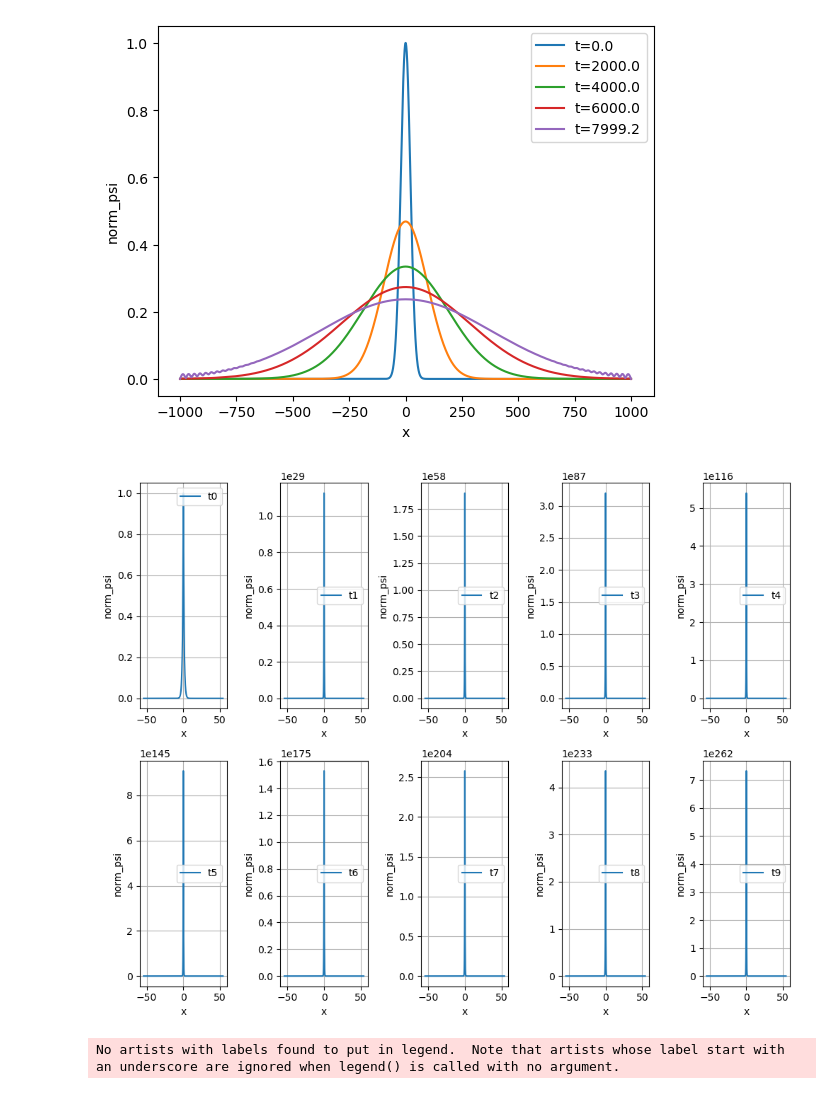
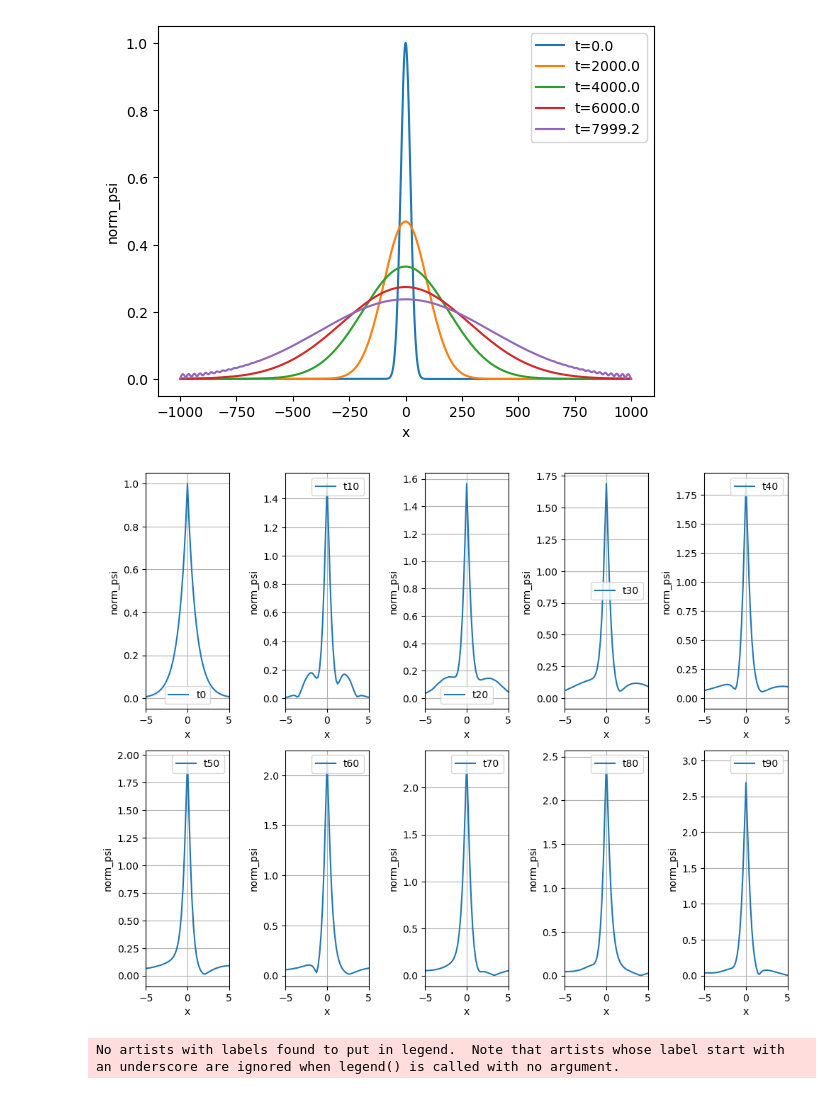
Before and after one commit to Volalex2000/HHG, a Jupyter notebook: New numerical resolution of TDSE.ipynb, the cells around one changed output. Saved outputs shown, nothing was run; the diff lists cells and outputs as text; code cells hidden in the pictures.

```diff
--- a/New numerical resolution of TDSE.ipynb
+++ b/New numerical resolution of TDSE.ipynb
@@ -166,7 +166,7 @@ plt.show()
 # %% [output]
 [figure]
 # %%
-## Test pour un champ laser simple et un potential simple
+## Test 1 : pour un champ laser simple et un potential simple
 
 #Def du champ laser simple
 param_single_pulse = pars_YanPengPhysRevA_78_033821()[0]
@@ -177,7 +177,7 @@ def Field_test(t):
 #Def du potentiel
 atom = Hydrogen()
 def Potentiel_test(x):
-    return atom.potential(x)
+    return atom.potential(x, 1e-1)
 
 # Those will not change
 l = ((1/(2*Field_single_pulse.w))**2)*0.5*Field_single_pulse.a
@@ -199,24 +199,28 @@ psi_init = atom.ground_state_wavefunction(X)
 
 crank.solve(psi_init, sparse=True)
 # %%
+## Test 1 : résultats
+
 # Créer une figure avec une disposition de 2 lignes et 2 colonnes
 fig, axs = plt.subplots(2, 5, figsize=(10, 8))
 
 # Parcourir chaque sous-graphe
+
 # Liste des temps et des indices correspondants pour 10 valeurs de temps
 times = np.arange(0, 99, 10)
-labels = ['t{}'.format(k) for k in range(10)]
+labels = ['t{}'.format(k*10) for k in range(10)]
 
 for ax, t, label in zip(axs.flat, times, labels):
     ax.plot(X, np.abs(crank.psi_matrix[t,:]), label=label)
     ax.set_xlabel('x')
     ax.set_ylabel('norm_psi')
+    ax.set_xlim(-5, 5)  # Set x-axis limits
     ax.grid()
     ax.legend()
 
 # Ajuster la disposition
 plt.tight_layout()
 plt.show()
 # %% [output]
-[figure, old version]
+[figure, new version]
 # %%
```
Also changed, not shown: parts of 5 cells of this notebook.
